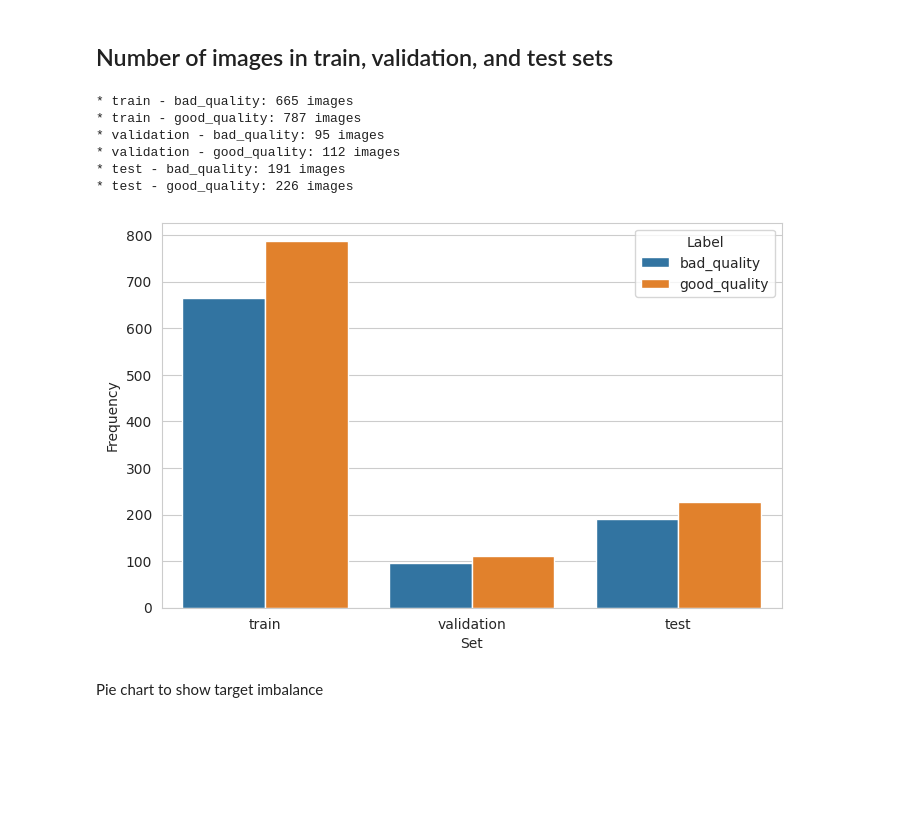
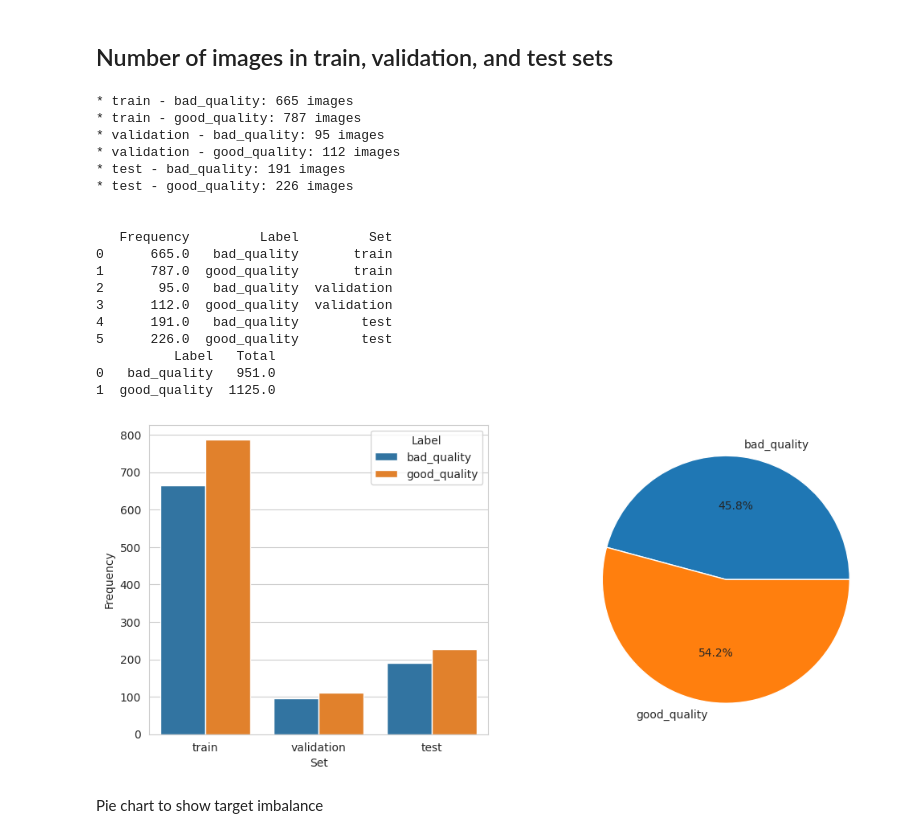
Before and after one commit to Dante-Cadiz/lemon-qualitycontrol, a Jupyter notebook: jupyter_notebooks/Modelling and Evaluation.ipynb, the cells around one changed output. Drawn from its saved outputs; the diff is of its cells as text; code cells hidden in the pictures; blank space fills up the shorter version.

Commit message:
Add function for displaying pie plot of total image counts by quality, adjust hyperparameter tuning model builder for later tuning

```diff
--- a/jupyter_notebooks/Modelling and Evaluation.ipynb
+++ b/jupyter_notebooks/Modelling and Evaluation.ipynb
@@ -103,32 +103,58 @@ image_shape
 # %% [markdown]
 ## Number of images in train, validation, and test sets
 # %%
-df_freq = pd.DataFrame([])
-for folder in ['train', 'validation', 'test']:
-  for label in labels:
-    df_freq = df_freq.append(
+def frequency_plots(folders: list):
+  df_freq = pd.DataFrame([])
+  df_total_freq = pd.DataFrame([])
+  for folder in folders:
+    for label in labels:
+      df_freq = df_freq.append(
         pd.Series(data={'Set': folder,
                         'Label': label,
                         'Frequency':int(len(os.listdir(my_data_dir+'/'+ folder + '/' + label)))}
                   ),
                   ignore_index=True
         )
+      print(f"* {folder} - {label}: {len(os.listdir(my_data_dir+'/'+ folder + '/' + label))} images")
+  print("\n")
+  print(df_freq)
+  for label in labels:
+    df_query = df_freq.query(f'Label == "{label}"')
+    df_total_freq = df_total_freq.append(
+      pd.Series(data={'Label': label,
+        'Total': df_query['Frequency'].sum()}
+      ),
+        ignore_index=True
+      )
+  print(df_total_freq)
+  sns.set_style("whitegrid")
+  fig, (ax1, ax2) = plt.subplots(1, 2, figsize =(12, 5))
 
-    print(f"* {folder} - {label}: {len(os.listdir(my_data_dir+'/'+ folder + '/' + label))} images")
-
-print("\n")
-sns.set_style("whitegrid")
-plt.figure(figsize=(8,5))
-sns.barplot(data=df_freq, x='Set', y='Frequency', hue='Label')
-plt.savefig(f'{file_path}/labels_distribution.png', bbox_inches='tight', dpi=150)
-plt.show()
+  sns.barplot(data=df_freq, x='Set', y='Frequency', hue='Label', ax=ax1)
+  ax2.pie(data=df_total_freq, x='Total', labels='Label', autopct='%.1f%%')
+  #plt.savefig(f'{file_path}/labels_distribution.png', bbox_inches='tight', dpi=150)
+  plt.show()
-# %% [output]
-* train - bad_quality: 665 images
-* train - good_quality: 787 images
-* validation - bad_quality: 95 images
-* validation - good_quality: 112 images
-* test - bad_quality: 191 images
-* test - good_quality: 226 images
-[figure, removed]
+# %%
+freq_plots = frequency_plots(folders = ['train', 'validation', 'test'])
+# %% [output]
+* train - bad_quality: 665 images
+* train - good_quality: 787 images
+* validation - bad_quality: 95 images
+* validation - good_quality: 112 images
+* test - bad_quality: 191 images
+* test - good_quality: 226 images
+
+
+   Frequency         Label         Set
+0      665.0   bad_quality       train
+1      787.0  good_quality       train
+2       95.0   bad_quality  validation
+3      112.0  good_quality  validation
+4      191.0   bad_quality        test
+5      226.0  good_quality        test
+          Label   Total
+0   bad_quality   951.0
+1  good_quality  1125.0
+[figure, added]
 # %% [markdown]
 Pie chart to show target imbalance
```
Also changed, not shown: parts of 4 cells of this notebook, 3 other files.
